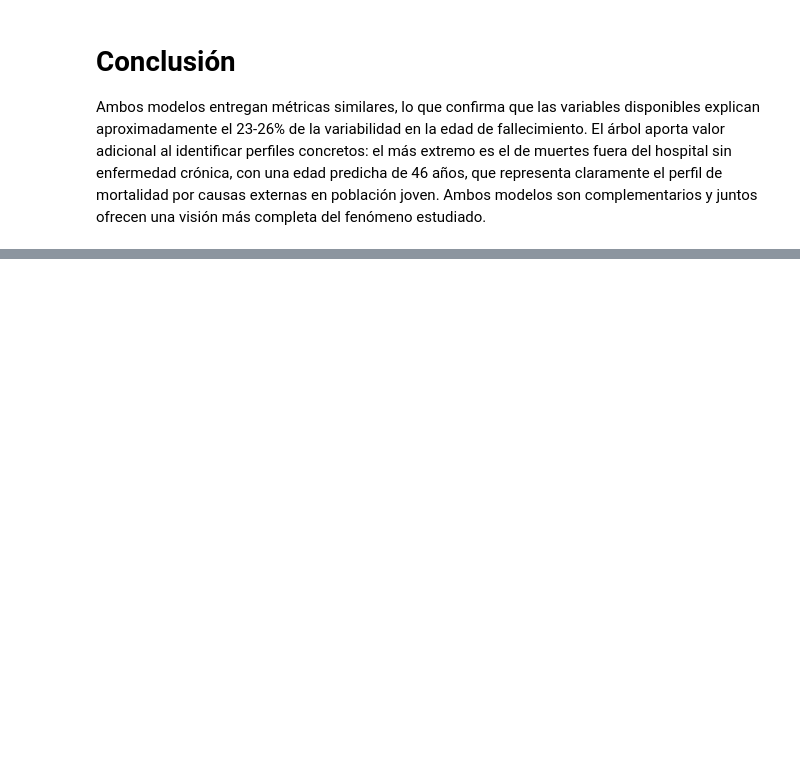
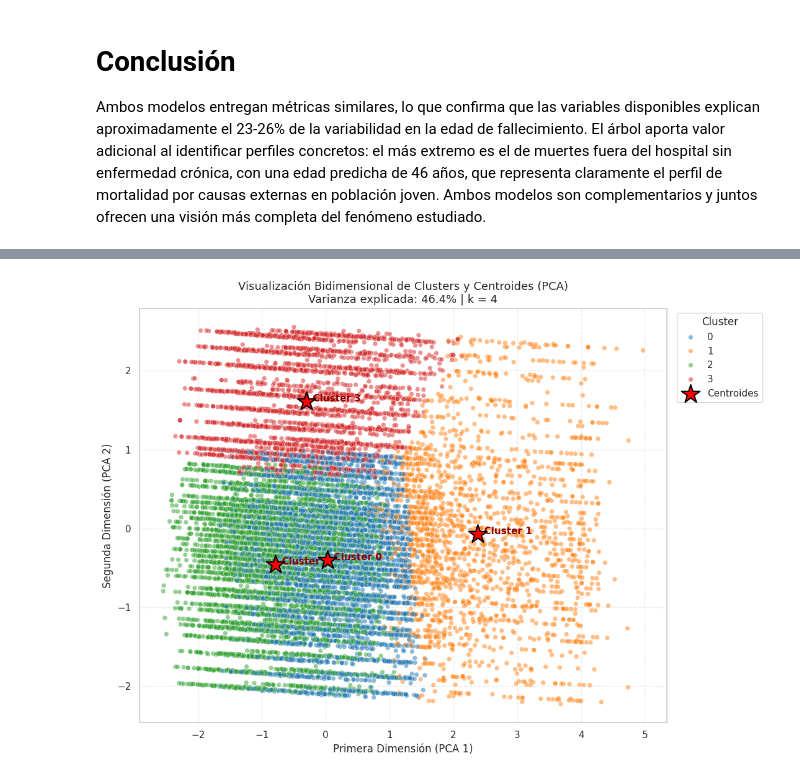
Before and after one commit to Emanuel2234/Causas_muerte_chile_2023_2026, a Jupyter notebook: Causas_de_Defunción_chile_2023_03_2026.ipynb, the cells around one changed output, grey strips where cells are left out. Cells and saved outputs as stored; diff of their text form; code cells hidden in the pictures; blank space fills up the shorter version.

```diff
--- a/Causas_de_Defunción_chile_2023_03_2026.ipynb
+++ b/Causas_de_Defunción_chile_2023_03_2026.ipynb
@@ -828,0 +945,17 @@ Ambos modelos entregan métricas similares, lo que confirma que las variables di
+# %%
+k_optimo = kl.elbow
+
+modelo_kmeans = KMeans(
+    n_clusters=k_optimo,
+    init='k-means++',
+    max_iter=300,
+    n_init=10,
+    random_state=42
+)
+
+modelo_kmeans.fit(X_scaled)
+cluster_df['Cluster'] = modelo_kmeans.predict(X_scaled)
+
+print(f'Modelo entrenado con k = {k_optimo} clusters ✓')
+print('\n--- Registros por cluster ---')
+print(cluster_df['Cluster'].value_counts().sort_index())
@@ -828,0 +1018,33 @@ Ambos modelos entregan métricas similares, lo que confirma que las variables di
+# %%
+pca           = PCA(n_components=2, random_state=42)
+datos_2d      = pca.fit_transform(X_scaled)
+centroides_2d = pca.transform(modelo_kmeans.cluster_centers_)
+
+varianza = pca.explained_variance_ratio_.sum() * 100
+
+# Muestra aleatoria para no saturar el gráfico
+idx = np.random.choice(len(datos_2d), size=min(15000, len(datos_2d)), replace=False)
+
+plt.figure(figsize=(11, 8))
+sns.scatterplot(
+    x=datos_2d[idx, 0], y=datos_2d[idx, 1],
+    hue=modelo_kmeans.labels_[idx],
+    palette='tab10', alpha=0.5, s=30
+)
+plt.scatter(
+    centroides_2d[:, 0], centroides_2d[:, 1],
+    c='red', marker='*', s=500,
+    label='Centroides', edgecolors='black', linewidths=1.5, zorder=5
+)
+for i, (x, y) in enumerate(centroides_2d):
+    plt.annotate(f'  Cluster {i}', (x, y), fontsize=11, fontweight='bold', color='darkred')
+
+plt.title(f'Visualización Bidimensional de Clusters y Centroides (PCA)\nVarianza explicada: {varianza:.1f}% | k = {k_optimo}', fontsize=13)
+plt.xlabel('Primera Dimensión (PCA 1)')
+plt.ylabel('Segunda Dimensión (PCA 2)')
+plt.grid(True, linestyle='--', alpha=0.4)
+plt.legend(title='Cluster', bbox_to_anchor=(1.01, 1), loc='upper left')
+plt.tight_layout()
+plt.show()
+# %% [output]
+[figure, added]
```
Also changed, not shown: parts of 36 cells of this notebook.
